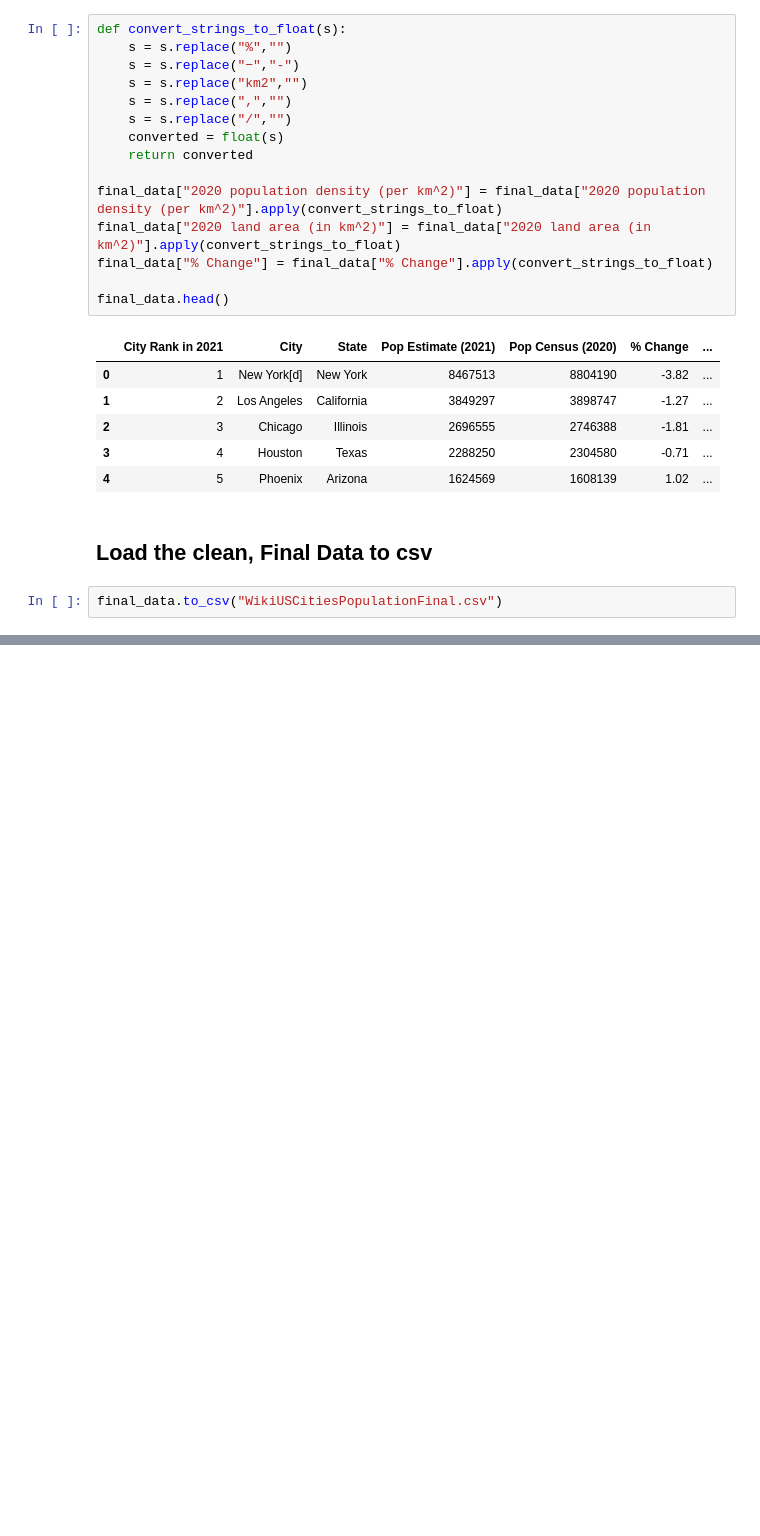
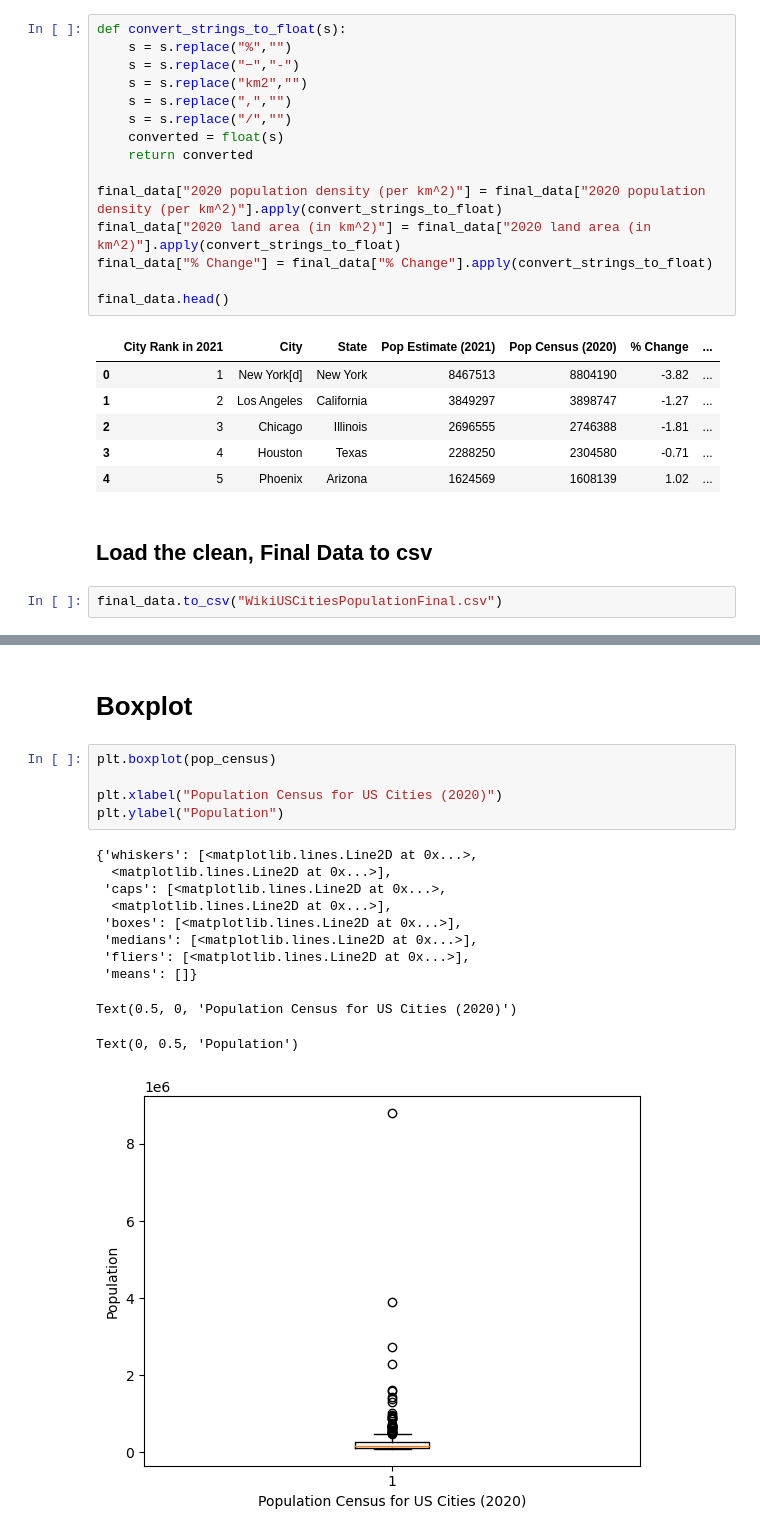
Before and after one commit to ZacharySoo01/I310D_DataCuration-Analysis, a Jupyter notebook: zks273_assignment7.ipynb, the cells around one changed output, grey strips where cells are left out. Drawn from its saved outputs; the diff is of its cells as text; blank space fills up the shorter version.

```diff
--- a/zks273_assignment7.ipynb
+++ b/zks273_assignment7.ipynb
@@ -153,0 +193,19 @@ Name: % Change, dtype: float64
+# %% [markdown]
+# Boxplot
+# %%
+plt.boxplot(pop_census)
+
+plt.xlabel("Population Census for US Cities (2020)")
+plt.ylabel("Population")
+# %% [output]
+{'whiskers': [<matplotlib.lines.Line2D at 0x...>,
+  <matplotlib.lines.Line2D at 0x...>],
+ 'caps': [<matplotlib.lines.Line2D at 0x...>,
+  <matplotlib.lines.Line2D at 0x...>],
+ 'boxes': [<matplotlib.lines.Line2D at 0x...>],
+ 'medians': [<matplotlib.lines.Line2D at 0x...>],
+ 'fliers': [<matplotlib.lines.Line2D at 0x...>],
+ 'means': []}
+Text(0.5, 0, 'Population Census for US Cities (2020)')
+Text(0, 0.5, 'Population')
+[figure, added]
```
Also changed, not shown: parts of 13 cells of this notebook.
